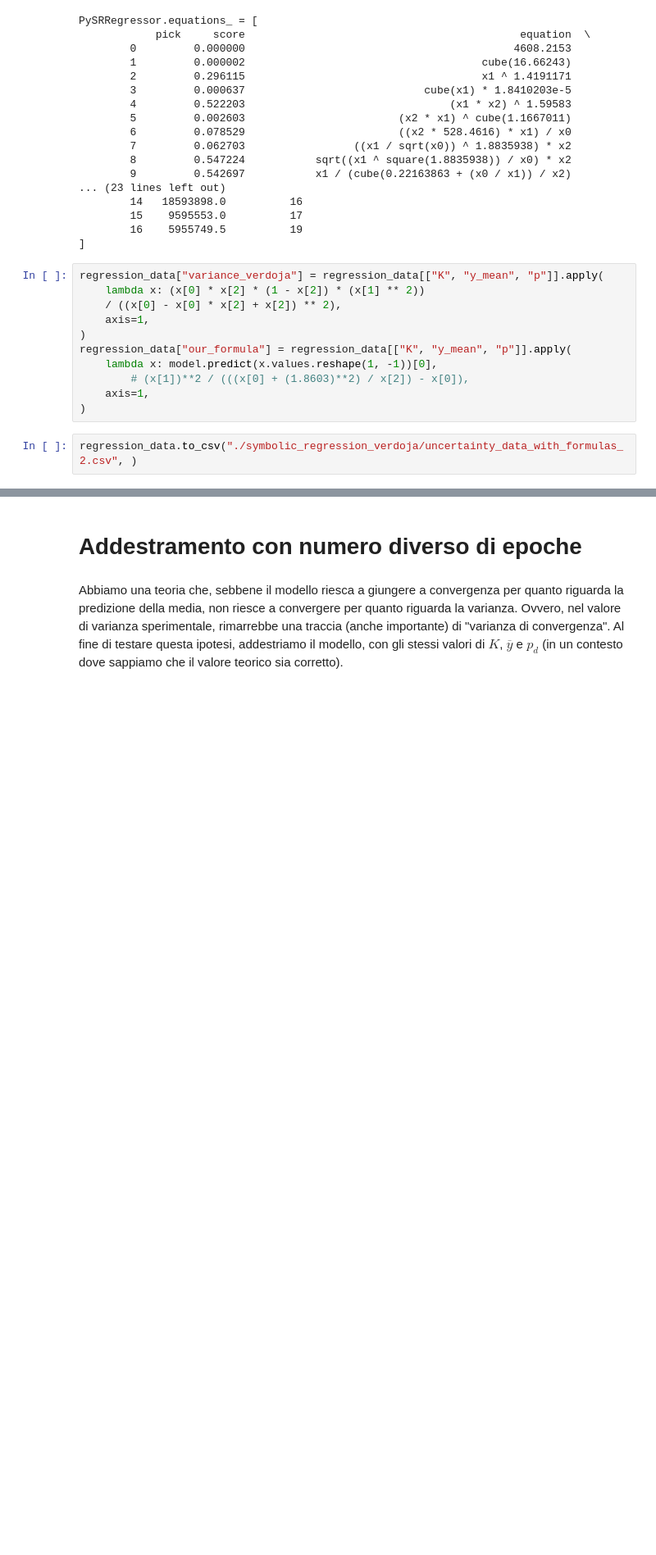
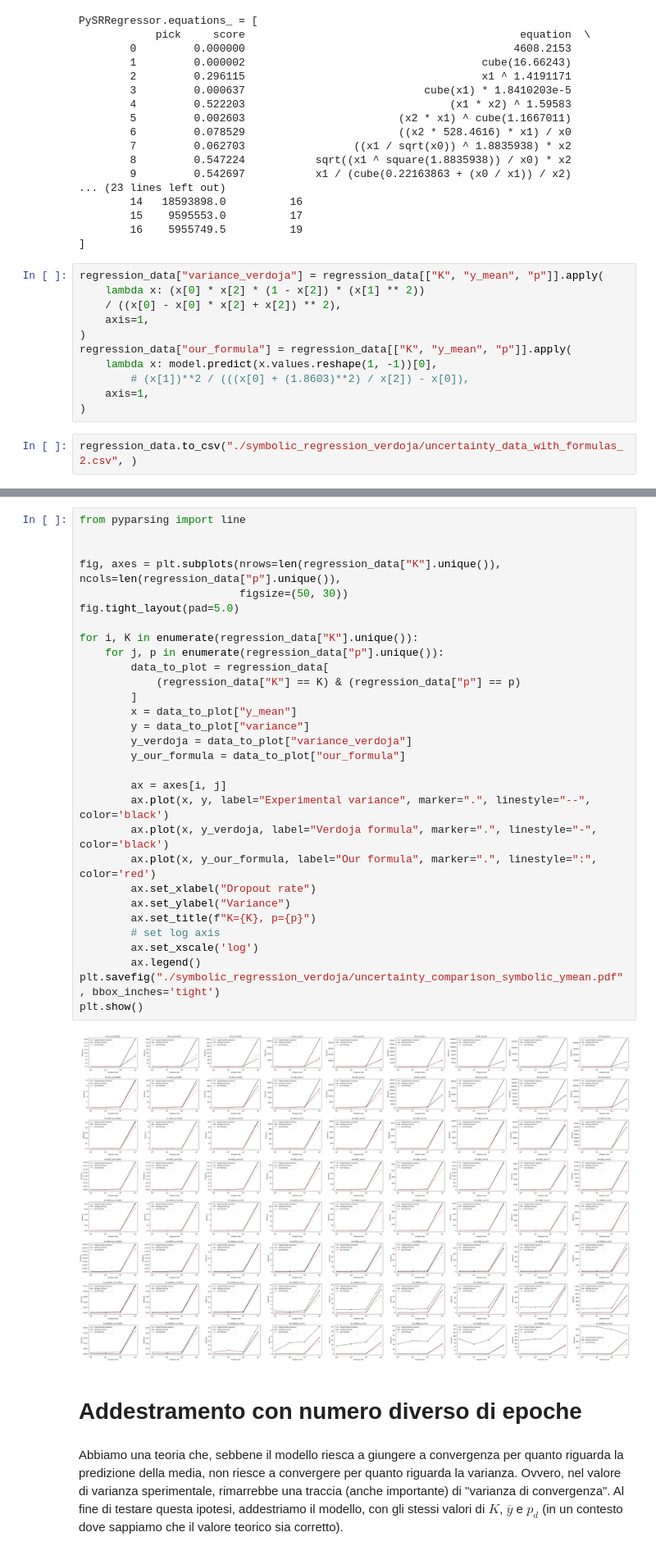
Before and after one commit to LeonardoAlchieri/MCDropoutHyperparameterAnalysis, a Jupyter notebook: notebooks/verdojas_equation.ipynb, the cells around one changed output, grey strips where cells are left out. Shown at 82% size. Cells and saved outputs as stored; diff of their text form; blank space fills up the shorter version.

```diff
--- a/notebooks/verdojas_equation.ipynb
+++ b/notebooks/verdojas_equation.ipynb
@@ -346,3 +375,35 @@ plt.show()
+# %%
+from pyparsing import line
+
+
+fig, axes = plt.subplots(nrows=len(regression_data["K"].unique()), ncols=len(regression_data["p"].unique()),
+                         figsize=(50, 30))
+fig.tight_layout(pad=5.0)
+
+for i, K in enumerate(regression_data["K"].unique()):
+    for j, p in enumerate(regression_data["p"].unique()):
+        data_to_plot = regression_data[
+            (regression_data["K"] == K) & (regression_data["p"] == p)
+        ]
+        x = data_to_plot["y_mean"]
+        y = data_to_plot["variance"]
+        y_verdoja = data_to_plot["variance_verdoja"]
+        y_our_formula = data_to_plot["our_formula"]
+
+        ax = axes[i, j]
+        ax.plot(x, y, label="Experimental variance", marker=".", linestyle="--", color='black')
+        ax.plot(x, y_verdoja, label="Verdoja formula", marker=".", linestyle="-", color='black')
+        ax.plot(x, y_our_formula, label="Our formula", marker=".", linestyle=":", color='red')
+        ax.set_xlabel("Dropout rate")
+        ax.set_ylabel("Variance")
+        ax.set_title(f"K={K}, p={p}")
+        # set log axis
+        ax.set_xscale('log')
+        ax.legend()
+plt.savefig("./symbolic_regression_verdoja/uncertainty_comparison_symbolic_ymean.pdf", bbox_inches='tight')
+plt.show()
+# %% [output]
+[figure, added]
 # %% [markdown]
 # Addestramento con numero diverso di epoche
 # %% [markdown]
```
Also changed, not shown: parts of 3 cells of this notebook, 17 other files.
